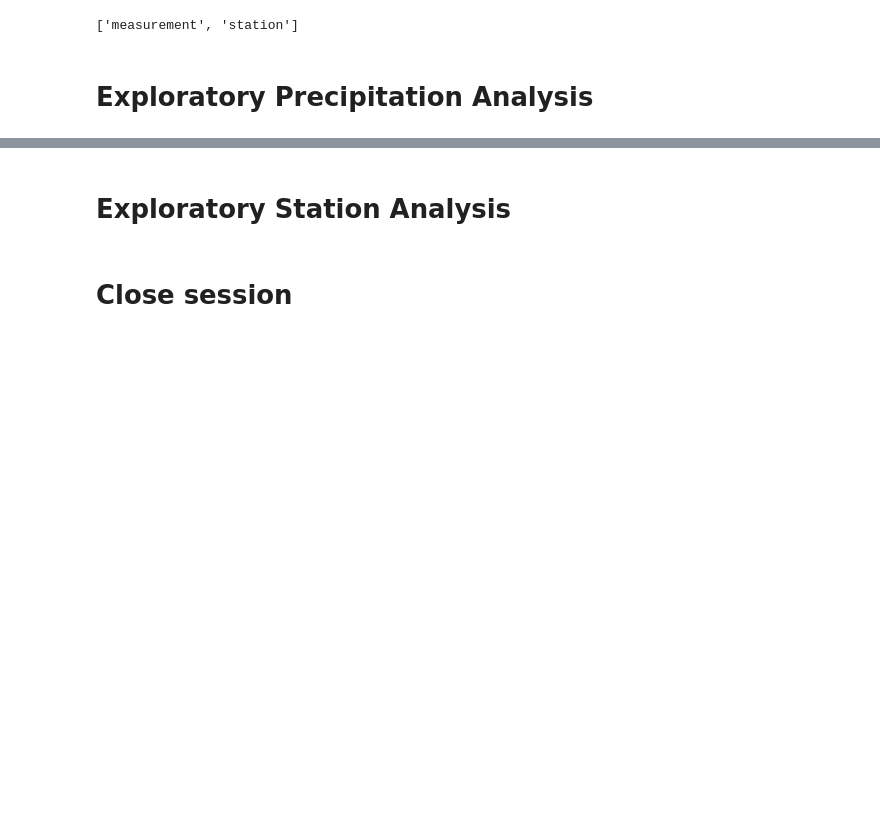
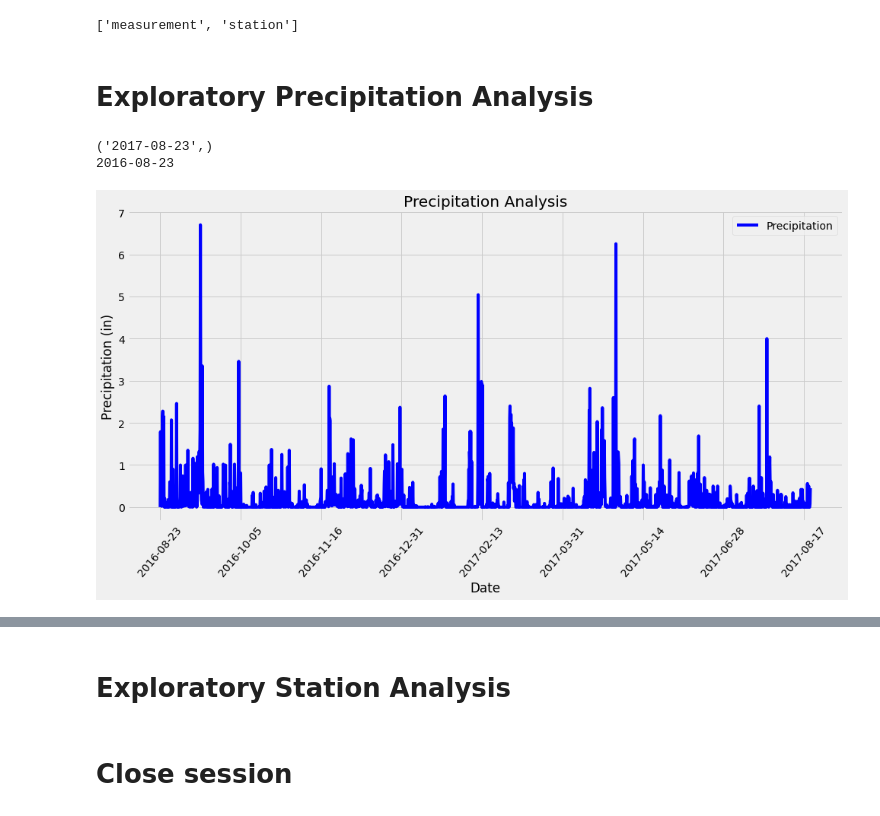
Before and after one commit to IanArch-git/sqlalchemy-challenge, a Jupyter notebook: climateJupyter.ipynb, the cells around one changed output, grey strips where cells are left out. Drawn from its saved outputs; the diff is of its cells as text; code cells hidden in the pictures; blank space fills up the shorter version.

Commit message:
precipitation analysis

```diff
--- a/climateJupyter.ipynb
+++ b/climateJupyter.ipynb
@@ -42,19 +40,37 @@ session = Session(engine)
+# %%
+# Find the most recent date in the data set.
+recentDate = session.query(measure.date).order_by(measure.date.desc()).first()
+print(recentDate)
+# Calculate the date one year from the last date in data set.
+oneyear = dt.date(2017,8,23) - dt.timedelta(days=365)
+print(oneyear)
+# %% [output]
+('2017-08-23',)
+2016-08-23
 # %%
 # Design a query to retrieve the last 12 months of precipitation data and plot the results.
-# Starting from the most recent data point in the database.
-
-# Calculate the date one year from the last date in data set.
-
 
 # Perform a query to retrieve the data and precipitation scores
-
+queryData = session.query(measure.date, measure.prcp).filter(measure.date >= oneyear).all()
 
 # Save the query results as a Pandas DataFrame and set the index to the date column
-
+col = ['Date','Precipitation']
+precip_df = pd.DataFrame(queryData, columns = col).set_index('Date')
+    # precip_df.head()
 
 # Sort the dataframe by date
-
+clean_df = precip_df.sort_values(['Date'])
+    # clean_df.head()
+clean_df = clean_df.dropna(how='any')
+    # clean_df.head()
 
 # Use Pandas Plotting with Matplotlib to plot the data
+clean_df.plot(rot=50, figsize=(15,7),color="b")
+plt.title("Precipitation Analysis")
+plt.xlabel("Date")
+plt.ylabel("Precipitation (in)")
+plt.show()
+# %% [output]
+[figure, added]
 # %%
 # Use Pandas to calcualte the summary statistics for the precipitation data
```
Also changed, not shown: parts of 2 cells of this notebook.
